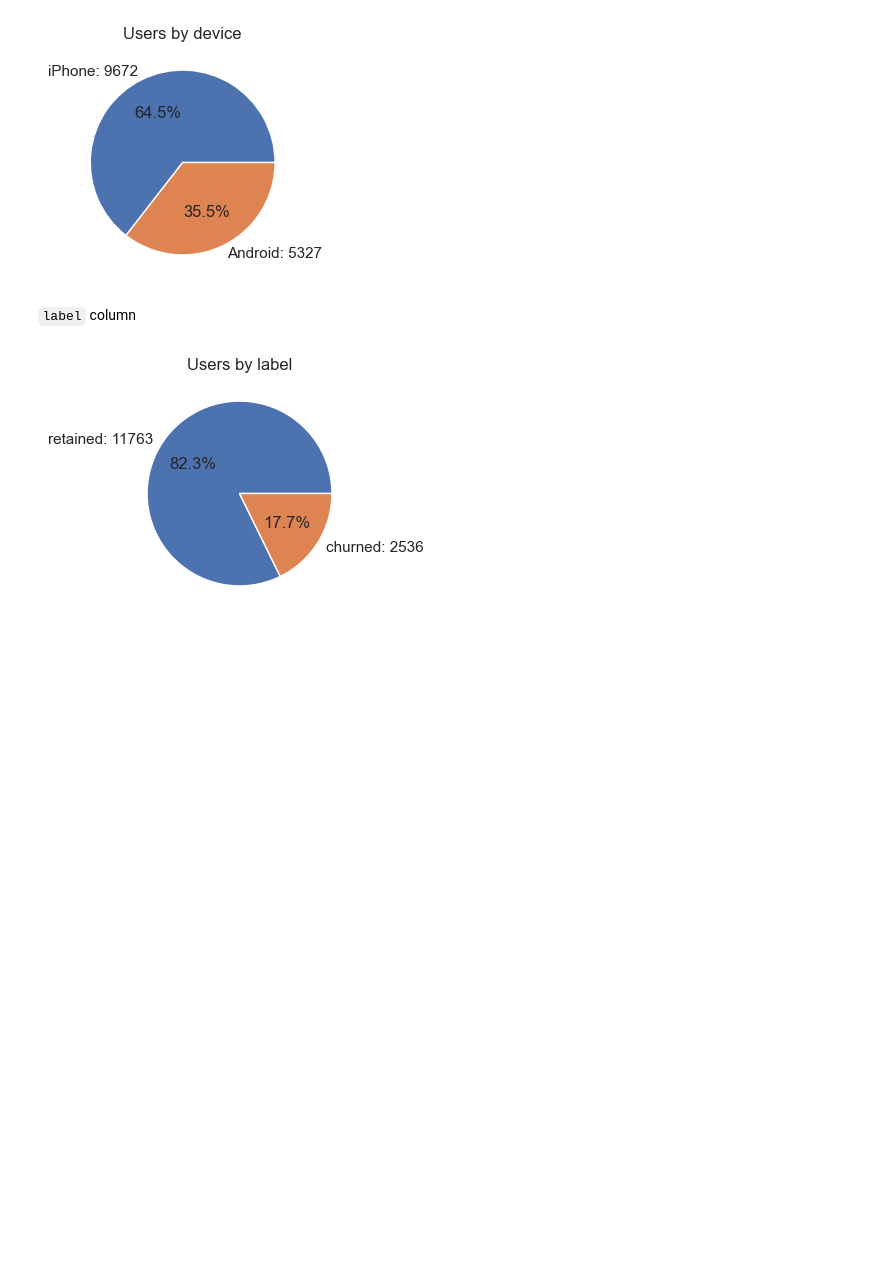
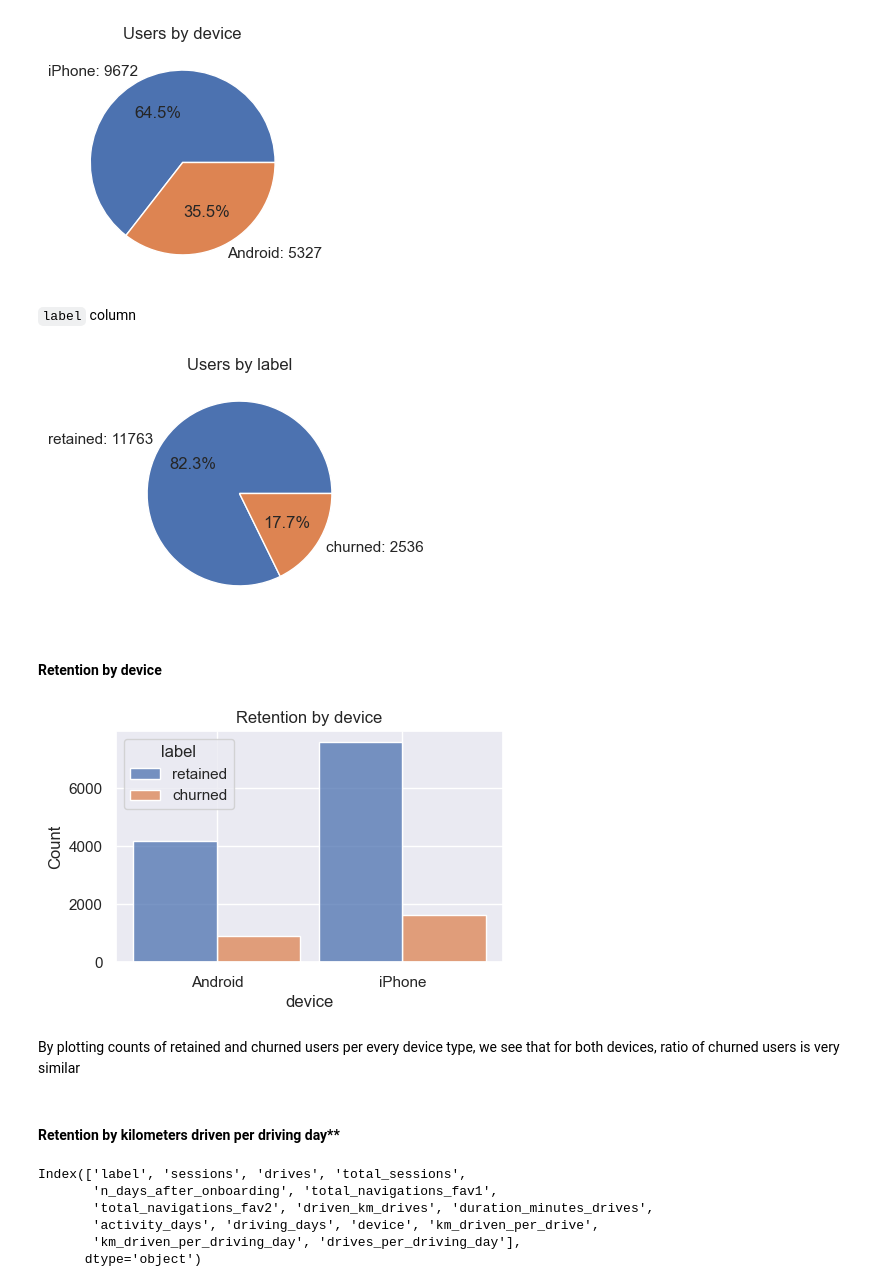
Before and after one commit to Damian-oo/Customer-Churn-Prediction-Waze-app, a Jupyter notebook: Waze Churn Project_full.ipynb, the cells around one changed output. Saved outputs shown, nothing was run; the diff lists cells and outputs as text; code cells hidden in the pictures; blank space fills up the shorter version.

```diff
--- a/Waze Churn Project_full.ipynb
+++ b/Waze Churn Project_full.ipynb
@@ -650,3 +650,32 @@ plt_piechart(df_waze_0, "device", (3,3))
 plt_piechart(df_waze_0, "label", (3,3))
 # %% [output]
 [figure]
+# %% [markdown]
+#### Retention by device
+# %%
+# Histogram
+fig, ax = plt.subplots(figsize=(5,3))
+sns.histplot(data=df_waze_0,
+             x='device',
+             hue='label',
+             multiple='dodge',
+             shrink=0.9,
+             ax = ax
+             )
+ax.set_title('Retention by device')
+plt.show();
+# %% [output]
+[figure, added]
+# %% [markdown]
+By plotting counts of retained and churned users per every device type, we see that for both devices, ratio of churned users is very similar
+# %% [markdown]
+#### Retention by kilometers driven per driving day**
+# %%
+df_waze_0.columns
+# %% [output]
+Index(['label', 'sessions', 'drives', 'total_sessions',
+       'n_days_after_onboarding', 'total_navigations_fav1',
+       'total_navigations_fav2', 'driven_km_drives', 'duration_minutes_drives',
+       'activity_days', 'driving_days', 'device', 'km_driven_per_drive',
+       'km_driven_per_driving_day', 'drives_per_driving_day'],
+      dtype='object')
```
Also changed, not shown: parts of 3 cells of this notebook.
